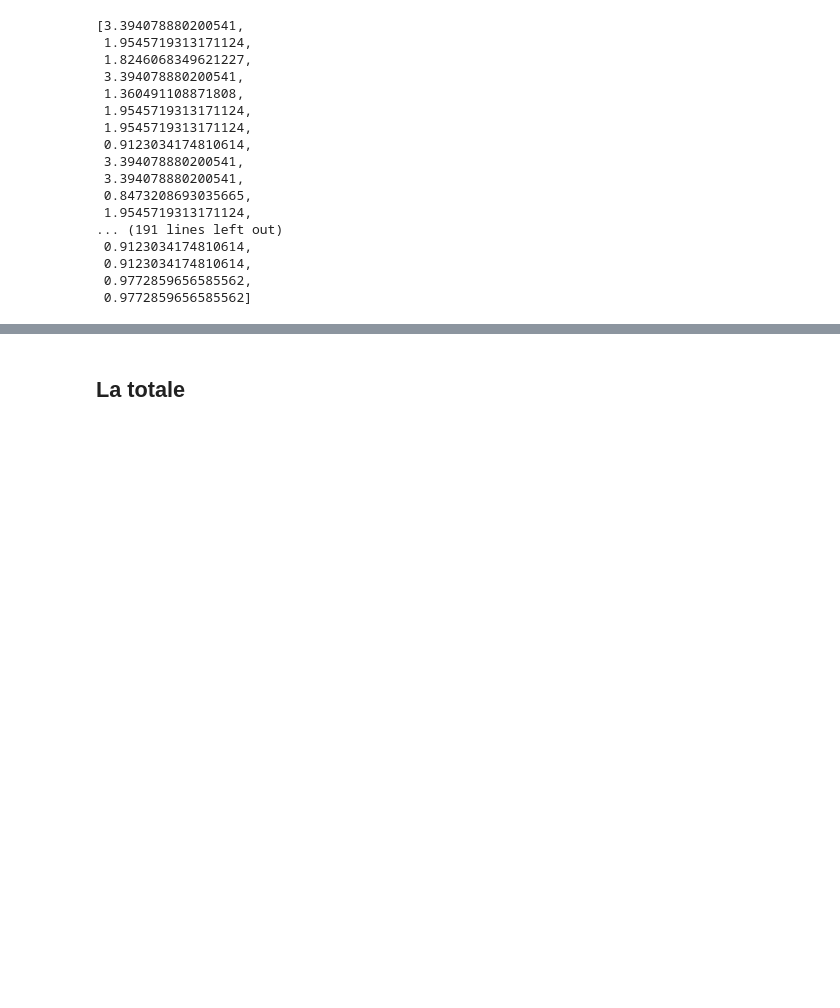
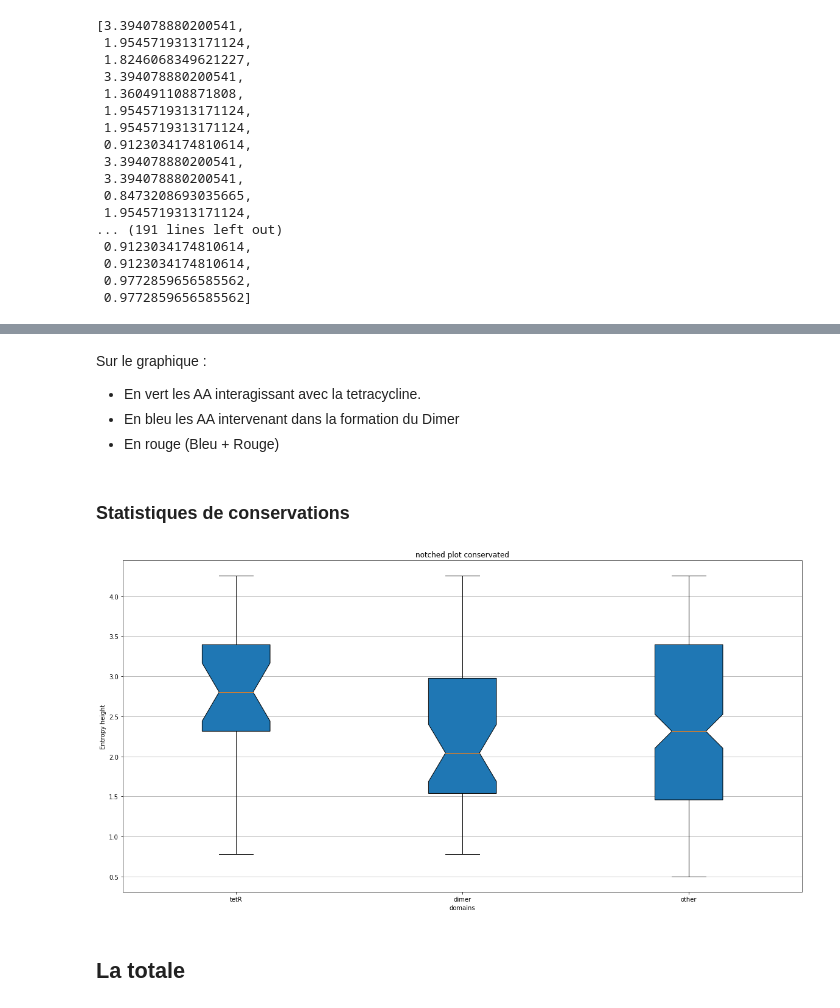
Before and after one commit to AntoineHeurtel/TetR-Binding-Motif, a Jupyter notebook: Nebuleuse.ipynb, the cells around one changed output, grey strips where cells are left out. Cells and saved outputs as stored; diff of their text form; code cells hidden in the pictures; blank space fills up the shorter version.

```diff
--- a/Nebuleuse.ipynb
+++ b/Nebuleuse.ipynb
@@ -1284,3 +1466,46 @@ plt.show()
+# %% [markdown]
+Sur le graphique :
+ - En vert les AA interagissant avec la tetracycline.
+ - En bleu les AA intervenant dans la formation du Dimer
+ - En rouge (Bleu + Rouge)
+# %% [markdown]
+### Statistiques de conservations
+# %%
+tetR = []
+dimer = []
+other = []
+
+for color in result:
+    if color in ["green", "blue"]:
+        duo = result[color]
+        for aa, pos in duo:
+            tetR.append(P04483.entropyHeight[pos])
+for color in dicolo:
+    if color in ["green", "blue"]:
+        duo = dicolo[color]
+        for aa, pos in duo:
+            dimer.append(P04483.entropyHeight[pos])
+
+for i in range(0, len(P04483.seq)):
+    if i not in tetR or not i in dimer:
+        other.append(P04483.entropyHeight[i])
+# %%
+data = [tetR, dimer, other]
+
+fig, ax = plt.subplots()
+ax.set_title('notched plot conservated')
+labels = ['tetR', 'dimer', 'other']
+ax.boxplot(data,
+        notch=True,  # notch shape
+        vert=True,  # vertical box alignment
+        patch_artist=True,  # fill with color
+        labels=labels)  # will be used to label x-ticks
+ax.yaxis.grid(True)
+ax.set_xlabel('domains')
+ax.set_ylabel('Entropy height')
+plt.show()
+# %% [output]
+[figure, added]
 # %% [markdown]
 ## La totale
 # %%
```
Also changed, not shown: parts of 29 cells of this notebook, 4 other files.
